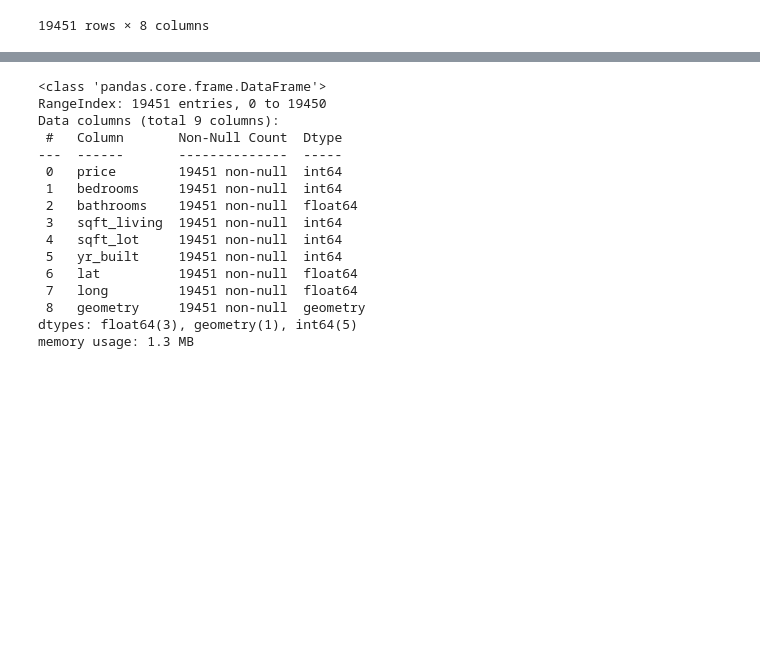
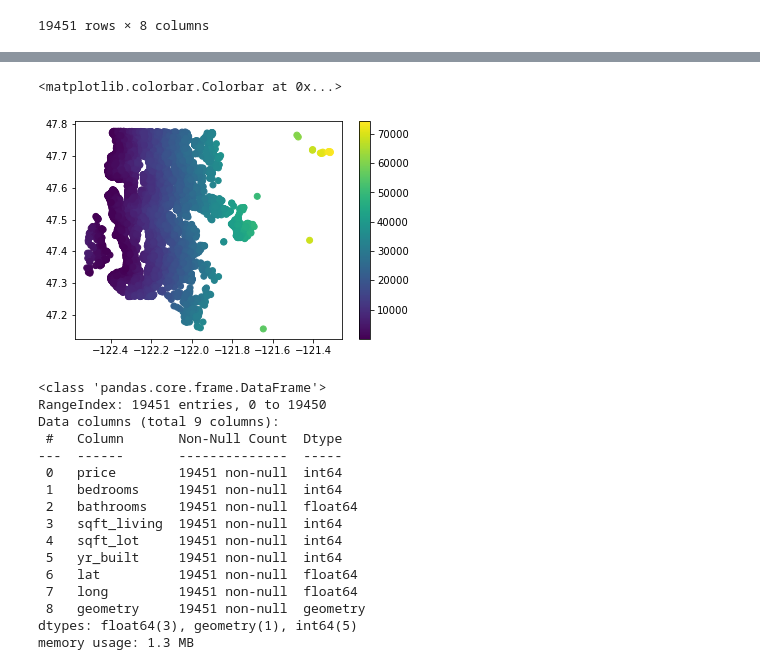
Before and after one commit to morganscafidi/geospatial-data-science, a Jupyter notebook: labs/lab5/lab5_submission.ipynb, the cells around one changed output, grey strips where cells are left out. Drawn from its saved outputs; the diff is of its cells as text; code cells hidden in the pictures; blank space fills up the shorter version.

```diff
--- a/labs/lab5/lab5_submission.ipynb
+++ b/labs/lab5/lab5_submission.ipynb
@@ -54,6 +54,13 @@ for i in range(gdf_utm.shape[0]):
 
 # Add to DataFrame
 gdf_utm['distance_to_coast'] = distance_to_coast
+# %%
+# Quickly check that it worked!
+plt.scatter(gdf_utm['long'], gdf_utm['lat'], c=gdf_utm['distance_to_coast'])
+plt.colorbar()
+# %% [output]
+<matplotlib.colorbar.Colorbar at 0x...>
+[figure, added]
 # %%
 # How many features are there for predicting house price?
 # There are 8 existing features for predicting house price.
```
Also changed, not shown: parts of 14 cells of this notebook, 18 other files.
